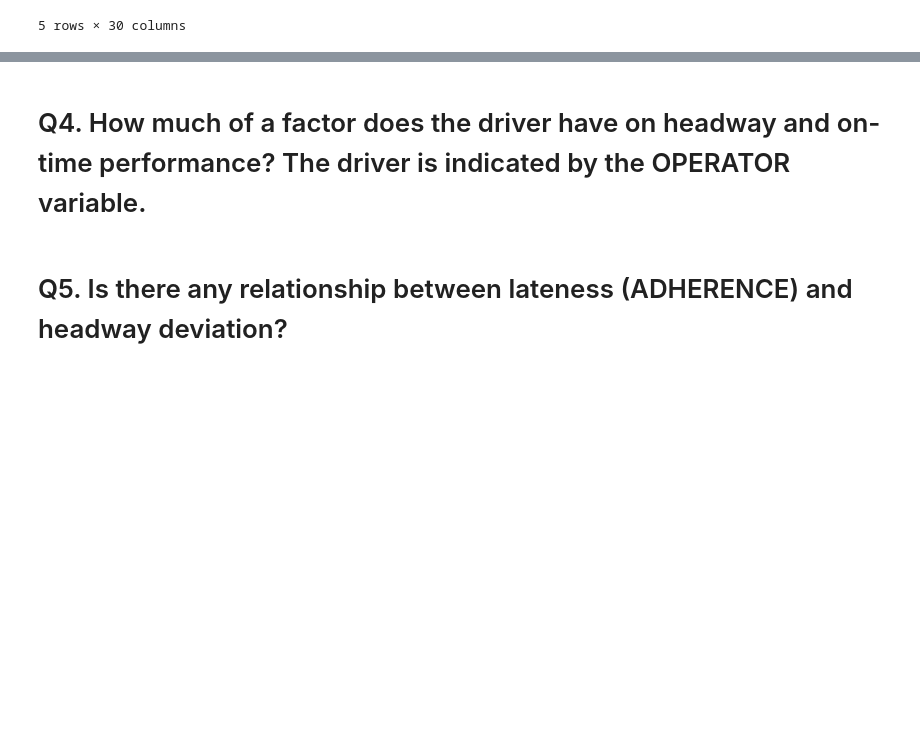
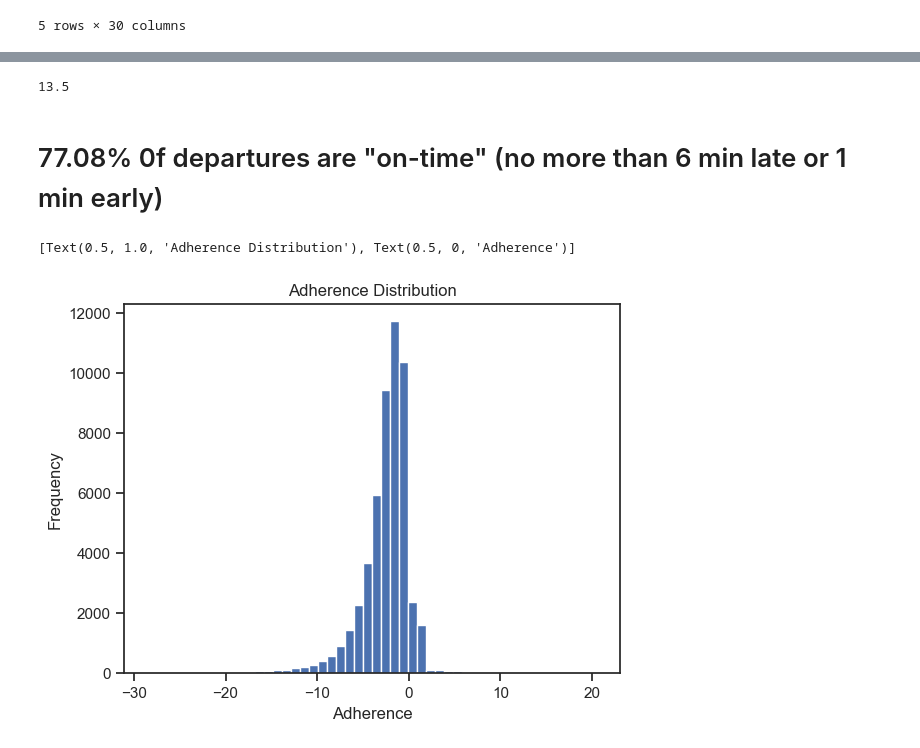
Before and after one commit to NSS-Data-Analytics-Cohort-11/wego-raiders, a Jupyter notebook: notebooks/WeGo.ipynb, the cells around one changed output, grey strips where cells are left out. Saved outputs shown, nothing was run; the diff lists cells and outputs as text; code cells hidden in the pictures; blank space fills up the shorter version.

```diff
--- a/notebooks/WeGo.ipynb
+++ b/notebooks/WeGo.ipynb
@@ -22,0 +66,6 @@ wego.head()
+# %%
+#Replace infinite values with NaN (then drop Nan in next step)
+wego.replace([np.inf,-np. inf], np.nan, inplace=True)
+# %%
+#Drop Nan
+wego.dropna(inplace=True)
@@ -55,4 +98,0 @@ Name: HDWY_PCT, Length: 350329, dtype: float64
-# %%
-wego['BUNCHING'] = (wego['HDWY_PCT'] < -0.5)
-wego['GAPPING'] = wego['HDWY_PCT'] > 0.5
-wego['ACCEPTED'] = (wego['HDWY_PCT'] >= -0.5) & (wego['HDWY_PCT'] <= 0.5)
@@ -389,4 +99,27 @@ wego.groupby('TIME_POINT_ABBR')[['ADHERENCE', 'HDWY_DEV']].describe()
-# %% [markdown]
-# Q4. How much of a factor does the driver have on headway and on-time performance? The driver is indicated by the OPERATOR variable.
-# %% [markdown]
-# Q5. Is there any relationship between lateness (ADHERENCE) and headway deviation?
+# %%
+((wego['ADJUSTED_ONTIME_COUNT'].sum()/350329)*100).round(decimals=2)
+# %% [output]
+13.5
+# %% [markdown]
+# 77.08% 0f departures are "on-time" (no more than 6 min late or 1 min early)
+# %%
+# Calculate Adherence mean and standard deviation
+ad_mean = wego['ADHERENCE'].mean()
+ad_std = np.std(wego['ADHERENCE'])
+# %%
+ax = (
+    wego[wego['ADHERENCE'].between(ad_mean - ad_std*3,
+                                   ad_mean + ad_std*3,
+                                   inclusive='both')]
+    ['ADHERENCE']
+    .plot(kind='hist',
+          bins=50)
+)
+
+ax.set(
+    title='Adherence Distribution',
+    xlabel='Adherence'
+    )
+# %% [output]
+[Text(0.5, 1.0, 'Adherence Distribution'), Text(0.5, 0, 'Adherence')]
+[figure, added]
```
Also changed, not shown: parts of 66 cells of this notebook, 2 other files.
